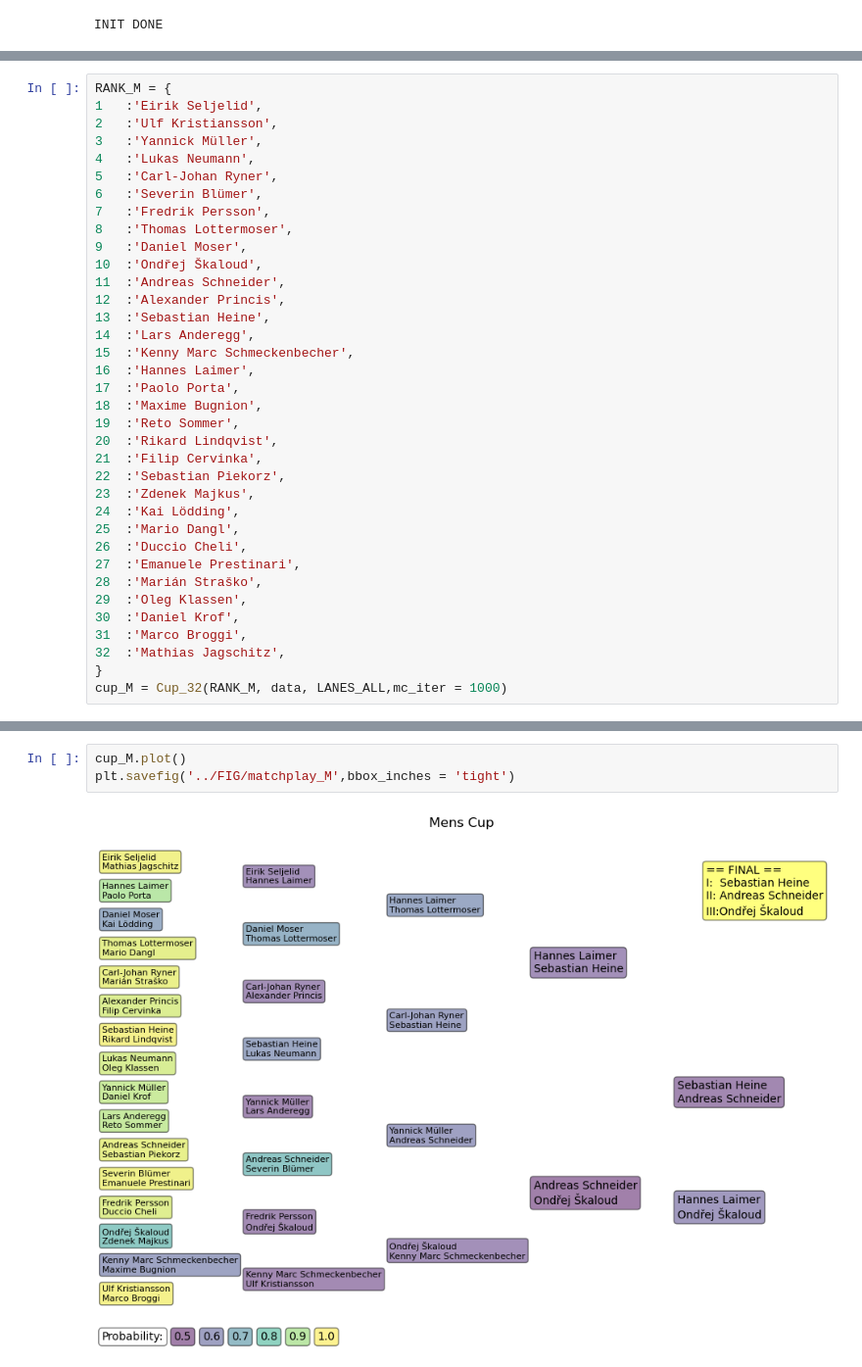
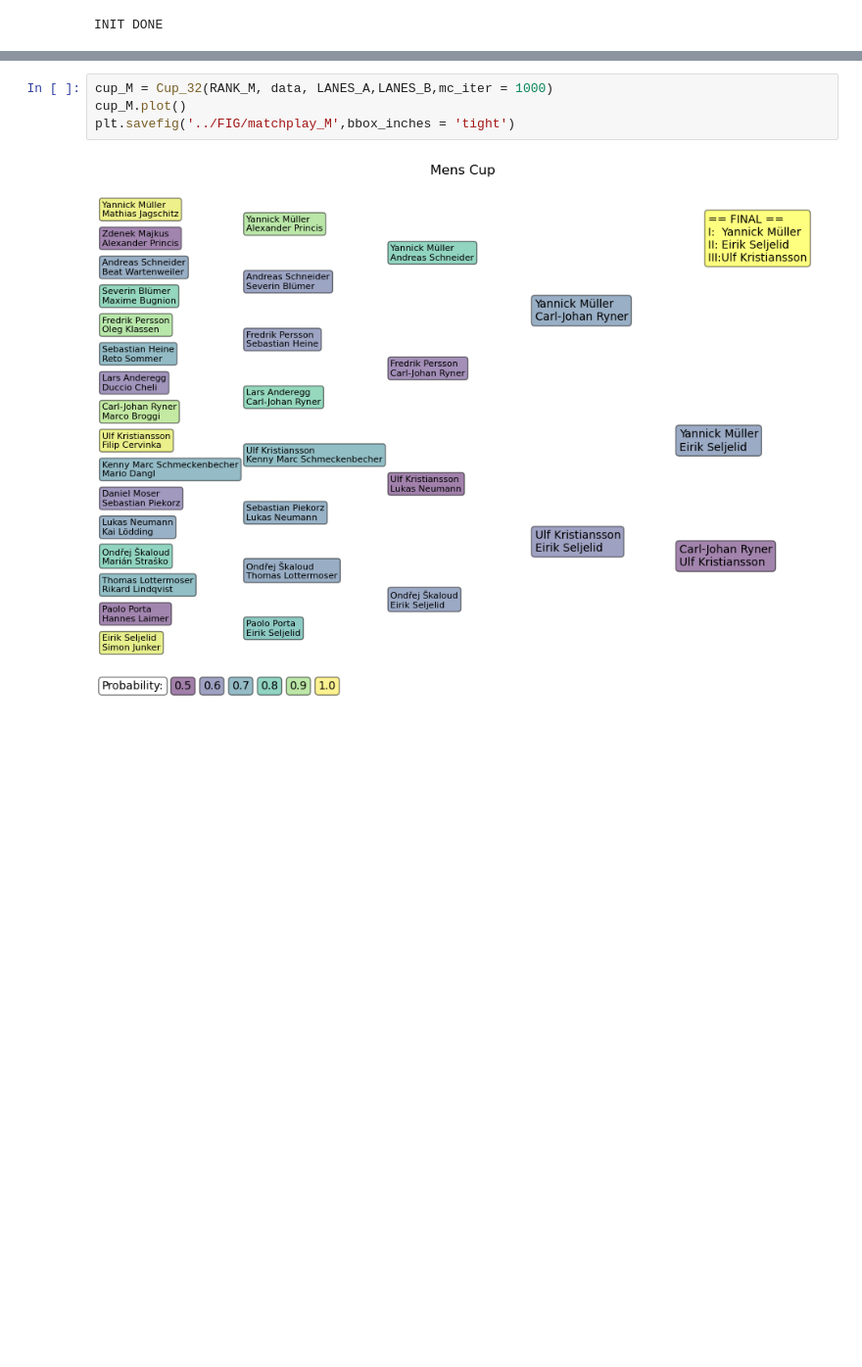
Before and after one commit to axarekma/WMC_2023_CUP, a Jupyter notebook: src/update_figures.ipynb, the cells around one changed output, grey strips where cells are left out. Shown: that part at 98% size. Saved outputs shown, nothing was run; the diff lists cells and outputs as text; blank space fills up the shorter version.

```diff
--- a/src/update_figures.ipynb
+++ b/src/update_figures.ipynb
@@ -88,36 +23,0 @@ Retrieving data for  Nadine Jürgens
-# %%
-RANK_M = {
-1	:'Eirik Seljelid',
-2	:'Ulf Kristiansson',
-3	:'Yannick Müller',
-4	:'Lukas Neumann',
-5	:'Carl-Johan Ryner',
-6	:'Severin Blümer',
-7	:'Fredrik Persson',
-8	:'Thomas Lottermoser',
-9	:'Daniel Moser',
-10	:'Ondřej Škaloud',
-11	:'Andreas Schneider',
-12	:'Alexander Princis',
-13	:'Sebastian Heine',
-14	:'Lars Anderegg',
-15	:'Kenny Marc Schmeckenbecher',
-16	:'Hannes Laimer',
-17	:'Paolo Porta',
-18	:'Maxime Bugnion',
-19	:'Reto Sommer',
-20	:'Rikard Lindqvist',
-21	:'Filip Cervinka',
-22	:'Sebastian Piekorz',
-23	:'Zdenek Majkus',
-24	:'Kai Lödding',
-25	:'Mario Dangl',
-26	:'Duccio Cheli',
-27	:'Emanuele Prestinari',
-28	:'Marián Straško',
-29	:'Oleg Klassen',
-30	:'Daniel Krof',
-31	:'Marco Broggi',
-32	:'Mathias Jagschitz',
-}
-cup_M = Cup_32(RANK_M, data, LANES_ALL,mc_iter = 1000)
@@ -124,5 +33,6 @@ cup_M = Cup_32(RANK_M, data, LANES_ALL,mc_iter = 1000)
 # %%
+cup_M = Cup_32(RANK_M, data, LANES_A,LANES_B,mc_iter = 1000)
 cup_M.plot()
 plt.savefig('../FIG/matchplay_M',bbox_inches = 'tight')
 # %% [output]
-[figure, old version]
+[figure, new version]
```
Also changed, not shown: parts of 7 cells of this notebook, 2 other files.
